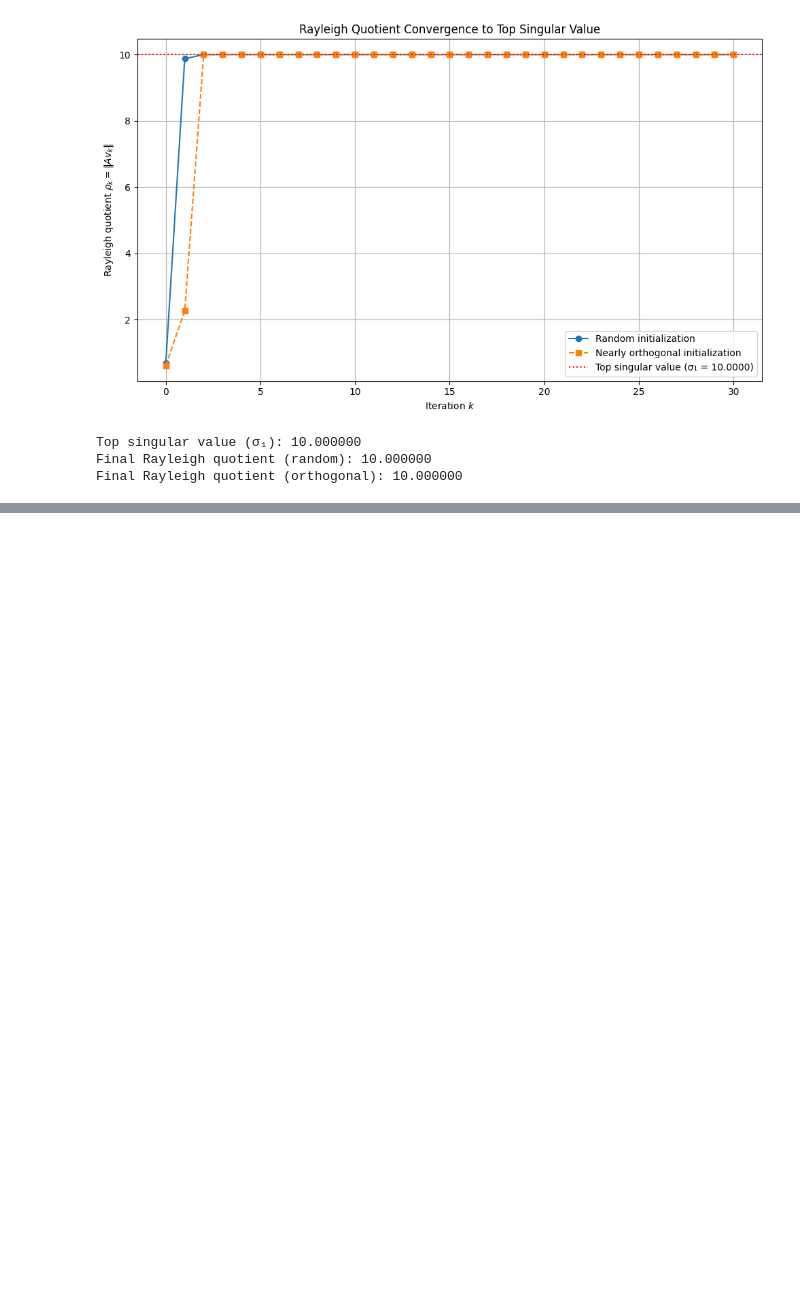
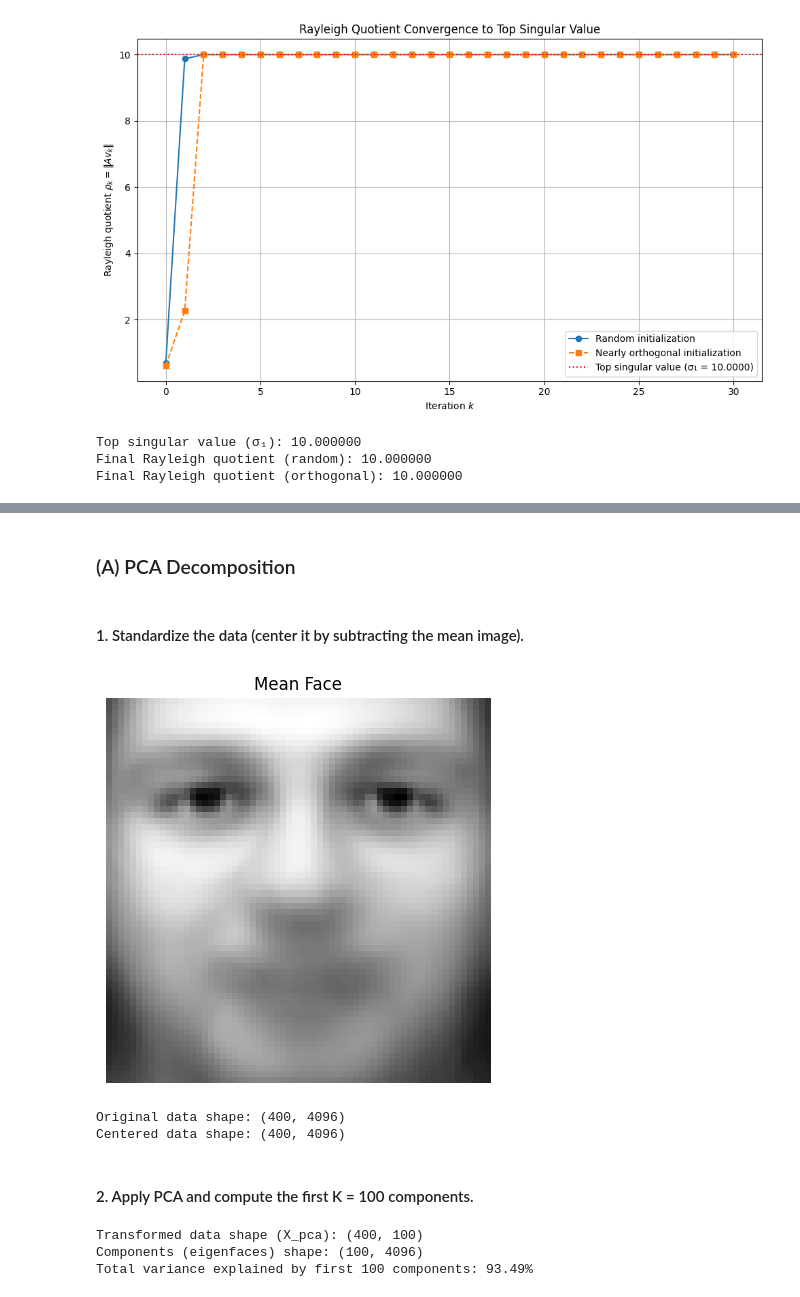
Before and after one commit to NathanP23/Statistical-Learning-and-Data-Analysis-52525, a Jupyter notebook: Ex2/Ex2Sol.ipynb, the cells around one changed output, grey strips where cells are left out. Saved outputs shown, nothing was run; the diff lists cells and outputs as text; code cells hidden in the pictures; blank space fills up the shorter version.

```diff
--- a/Ex2/Ex2Sol.ipynb
+++ b/Ex2/Ex2Sol.ipynb
@@ -250,0 +276,47 @@ Final Rayleigh quotient (orthogonal): 10.000000
+# %%
+from sklearn.datasets import fetch_olivetti_faces
+faces = fetch_olivetti_faces()
+X = faces.data # shape (400, 4096)
+images = faces.images # shape (400, 64, 64)
+# %% [markdown]
+### (A) PCA Decomposition
+# %% [markdown]
+#### 1. Standardize the data (center it by subtracting the mean image).
+# %%
+# (A) PCA Decomposition
+# 1. Standardize the data (center it by subtracting the mean image)
+X_mean = np.mean(X, axis=0)  # Calculate the mean face
+X_centered = X - X_mean  # Center the data
+
+# Visualize the mean face
+plt.figure(figsize=(5, 5))
+plt.imshow(X_mean.reshape(64, 64), cmap='gray')
+plt.title('Mean Face')
+plt.axis('off')
+plt.show()
+
+print(f"Original data shape: {X.shape}")
+print(f"Centered data shape: {X_centered.shape}")
+# %% [output]
+[figure, added]
+Original data shape: (400, 4096)
+Centered data shape: (400, 4096)
+# %% [markdown]
+#### 2. Apply PCA and compute the first K = 100 components.
+# %%
+from sklearn.decomposition import PCA
+
+# 2. Apply PCA and compute the first K = 100 components
+K = 100
+pca = PCA(n_components=K)
+X_pca = pca.fit_transform(X_centered)  # Project data onto first K PCs
+components = pca.components_  # Shape: (K, 4096) - These are the eigenfaces
+
+# Print shapes and explained variance
+print(f"Transformed data shape (X_pca): {X_pca.shape}")
+print(f"Components (eigenfaces) shape: {components.shape}")
+print(f"Total variance explained by first {K} components: {sum(pca.explained_variance_ratio_)*100:.2f}%")
+# %% [output]
+Transformed data shape (X_pca): (400, 100)
+Components (eigenfaces) shape: (100, 4096)
+Total variance explained by first 100 components: 93.49%
```
Also changed, not shown: parts of 21 cells of this notebook.
